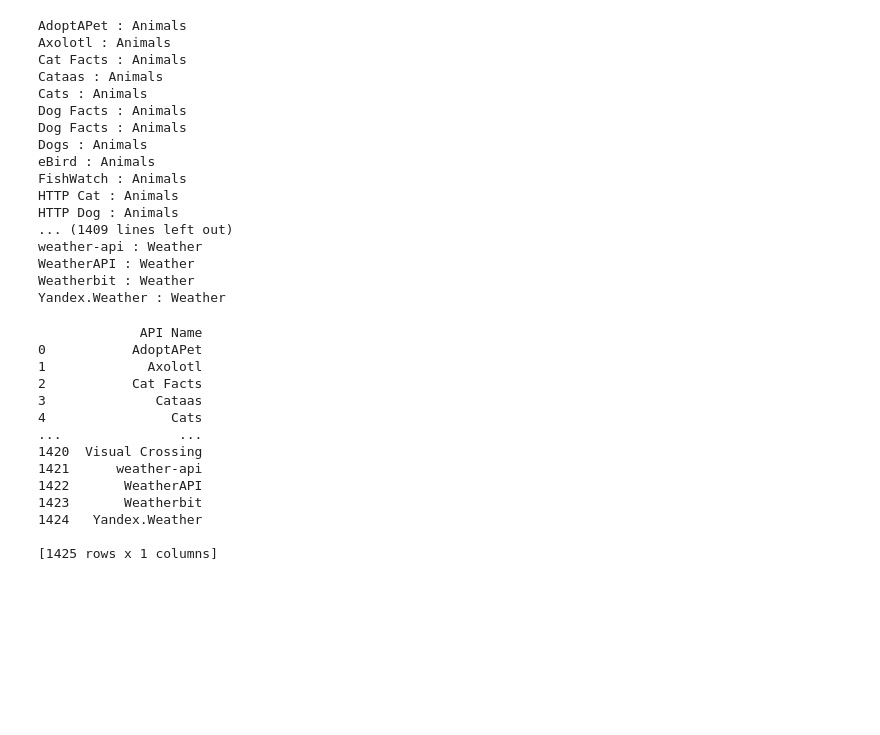
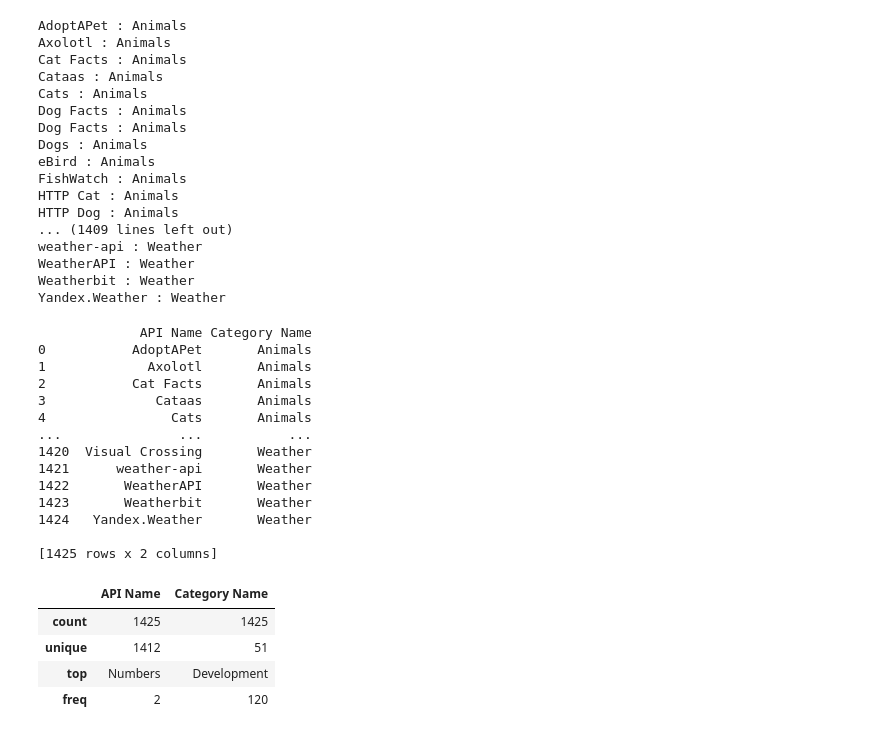
Before and after one commit to s-1-n-t-h/Data-Science-PrepInsta, a Jupyter notebook: APIBasics/API Basics 3.ipynb, the cells around one changed output. Drawn from its saved outputs; the diff is of its cells as text; code cells hidden in the pictures; blank space fills up the shorter version.

```diff
--- a/API Basics 3.ipynb
+++ b/APIBasics/API Basics 3.ipynb
@@ -71,22 +71,31 @@ import pandas as pd
 df = pd.DataFrame()
 
 for item in data:
-    df = df.append({'API Name': item['API']}
-                   ,ignore_index=True)
+    df = df.append({'API Name': item['API'],
+                   'Category Name':item['Category']
+                   },ignore_index=True)
 
 print(df)
 # %% [output]
-             API Name
-0           AdoptAPet
-1             Axolotl
-2           Cat Facts
-3              Cataas
-4                Cats
-...               ...
-1420  Visual Crossing
-1421      weather-api
-1422       WeatherAPI
-1423       Weatherbit
-1424   Yandex.Weather
+             API Name Category Name
+0           AdoptAPet       Animals
+1             Axolotl       Animals
+2           Cat Facts       Animals
+3              Cataas       Animals
+4                Cats       Animals
+...               ...           ...
+1420  Visual Crossing       Weather
+1421      weather-api       Weather
+1422       WeatherAPI       Weather
+1423       Weatherbit       Weather
+1424   Yandex.Weather       Weather
 
-[1425 rows x 1 columns]
+[1425 rows x 2 columns]
+# %%
+df.describe()
+# %% [output]
+|  | API Name | Category Name |
+| count | 1425 | 1425 |
+| unique | 1412 | 51 |
+| top | Numbers | Development |
+| freq | 2 | 120 |
```
Also changed, not shown: 1 other file.
